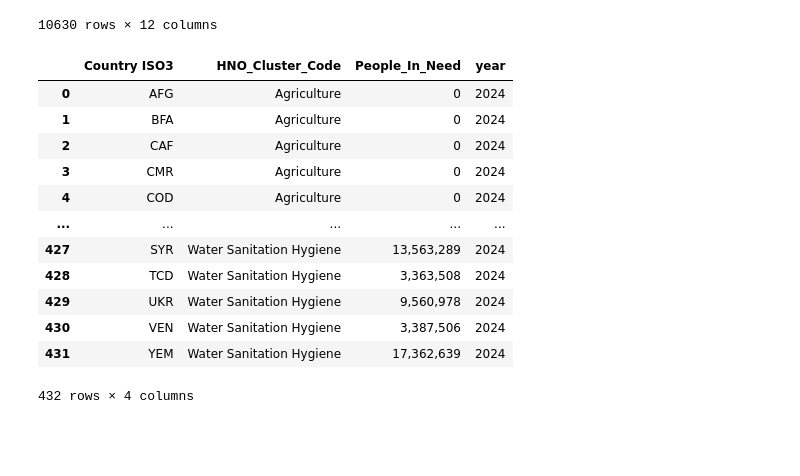
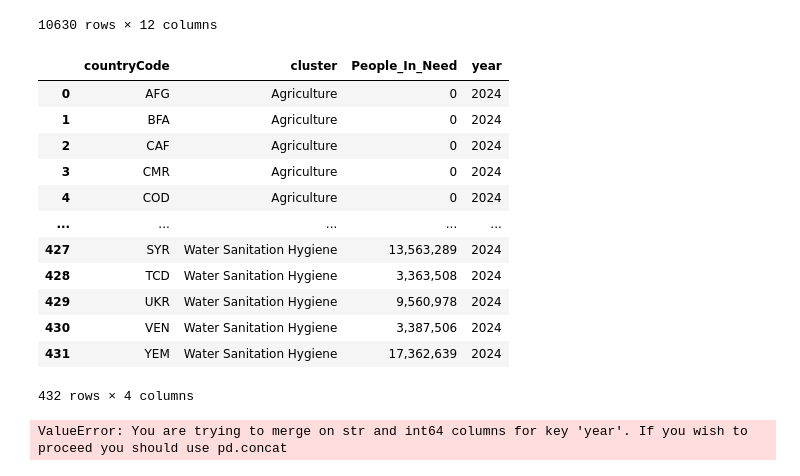
Before and after one commit to jerzyszyjut/alles-gut-ocha, a Jupyter notebook: scripts/embeddings/aggregation.ipynb, the cells around one changed output. Cells and saved outputs as stored; diff of their text form; code cells hidden in the pictures; blank space fills up the shorter version.

Commit message:
one more join

```diff
--- a/scripts/embeddings/aggregation.ipynb
+++ b/scripts/embeddings/aggregation.ipynb
@@ -3,9 +3,6 @@ import pandas as pd
 # %%
 df_funding = pd.read_csv("../../data/fts_requirements_funding_global.csv")
 df_funding_cluster = pd.read_csv("../../data/fts_requirements_funding_globalcluster_global.csv")
-
-df_funding['year'] = df_funding['year'].astype(str)
-df_funding_cluster['year'] = df_funding_cluster['year'].astype(str)
 # %%
 df_funding_cluster
 # %% [output]
@@ -70,38 +67,39 @@ df_needs = aggregate_needs("2024")
 
 cluster_mapping = {
     'In Need - AGR': 'Agriculture',
     'In Need - CCM': 'Camp Coordination / Management',
     'In Need - CSS': 'Coordination and support services',
     'In Need - EDU': 'Education',
     'In Need - ERY': 'Early Recovery',
     'In Need - FSC': 'Food Security',
     'In Need - HEA': 'Health',
     'In Need - LOG': 'Logistics',
     'In Need - MS':  'Multi-sector',
     'In Need - NUT': 'Nutrition',
     'In Need - PRO': 'Protection',
     'In Need - PRO-CPN': 'Protection - Child Protection',
     'In Need - PRO-GBV': 'Protection - Gender-Based Violence',
     'In Need - PRO-HLP': 'Protection - Housing, Land and Property',
     'In Need - PRO-MIN': 'Protection - Mine Action',
     'In Need - SHL': 'Emergency Shelter and NFI',
     'In Need - WSH': 'Water Sanitation Hygiene',
-    'In Need - ALL': 'Total In Need'
+    'In Need - ALL': 'Total In Need',
+    "Country ISO3": "countryCode"
 }
 
 df_needs.rename(columns=cluster_mapping, inplace=True)
 
 df_needs = pd.melt(
     df_needs,
-    id_vars=['Country ISO3'],
-    value_vars=[c for c in df_needs.columns if c != 'Country ISO3'],
-    var_name='HNO_Cluster_Code',
+    id_vars=['countryCode'],
+    value_vars=[c for c in df_needs.columns if c != 'countryCode'],
+    var_name='cluster',
     value_name='People_In_Need'
 )
 df_needs["year"] = 2024
 df_needs
 # %% [output]
-|  | Country ISO3 | HNO_Cluster_Code | People_In_Need | year |
+|  | countryCode | cluster | People_In_Need | year |
 | 0 | AFG | Agriculture | 0 | 2024 |
 | 1 | BFA | Agriculture | 0 | 2024 |
 | 2 | CAF | Agriculture | 0 | 2024 |
@@ -114,3 +112,12 @@ df_needs
 | 430 | VEN | Water Sanitation Hygiene | 3,387,506 | 2024 |
 | 431 | YEM | Water Sanitation Hygiene | 17,362,639 | 2024 |
 432 rows × 4 columns
+# %%
+final_analysis = pd.merge(
+    df_merged,
+    df_needs,
+    on=['countryCode', 'cluster', 'year'],
+    how='inner' # Inner join ensures we only look at sectors with both documented needs AND a financial plan
+)
+# %% [output]
+ValueError: You are trying to merge on str and int64 columns for key 'year'. If you wish to proceed you should use pd.concat
```
Also changed, not shown: parts of 1 cell of this notebook.
